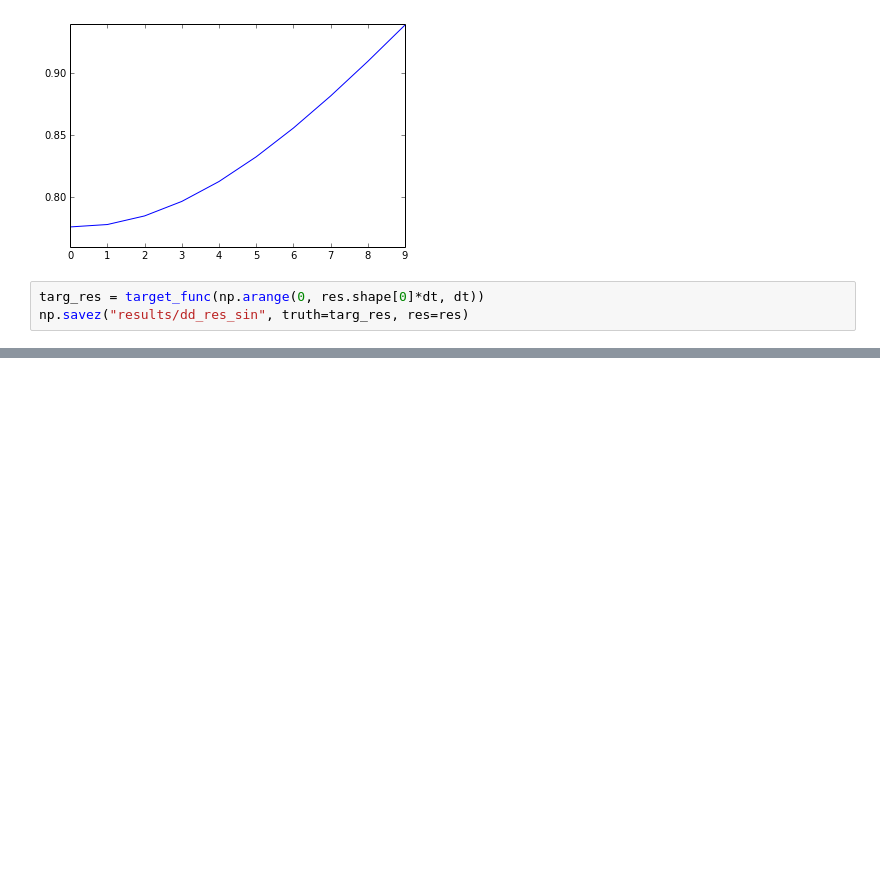
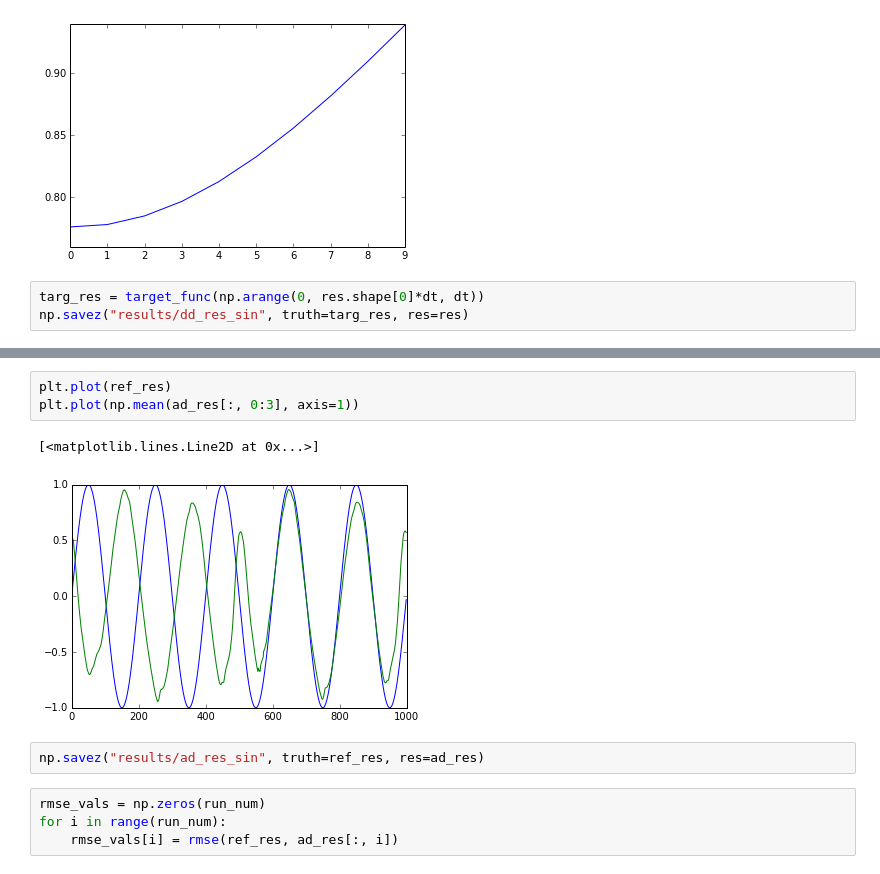
Before and after one commit to Seanny123/nef-conceptors, a Jupyter notebook: repr_analysis.ipynb, the cells around one changed output, grey strips where cells are left out. Drawn from its saved outputs; the diff is of its cells as text; blank space fills up the shorter version.

```diff
--- a/repr_analysis.ipynb
+++ b/repr_analysis.ipynb
@@ -118,0 +189,12 @@ np.savez("results/dd_res_sin", truth=targ_res, res=res)
+# %%
+plt.plot(ref_res)
+plt.plot(np.mean(ad_res[:, 0:3], axis=1))
+# %% [output]
+[<matplotlib.lines.Line2D at 0x...>]
+[figure, added]
+# %%
+np.savez("results/ad_res_sin", truth=ref_res, res=ad_res)
+# %%
+rmse_vals = np.zeros(run_num)
+for i in range(run_num):
+    rmse_vals[i] = rmse(ref_res, ad_res[:, i])
```
Also changed, not shown: parts of 16 cells of this notebook, 5 other files.
